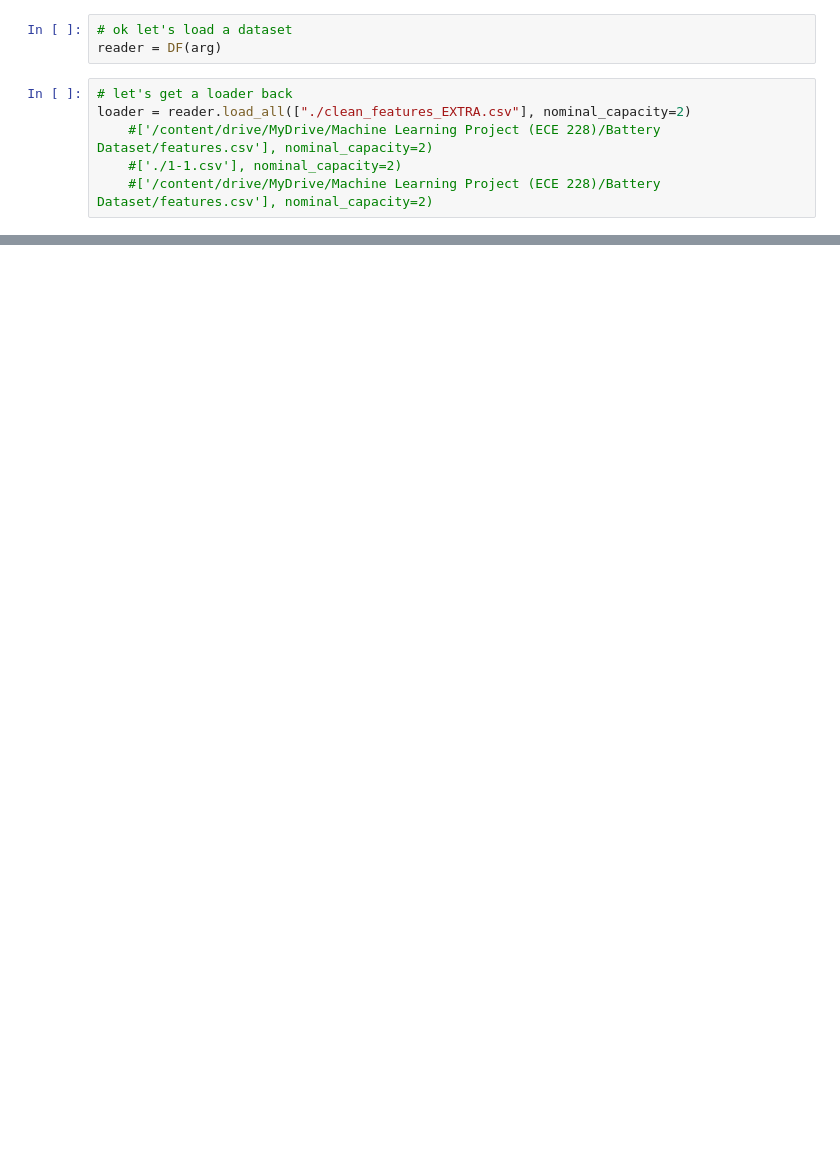
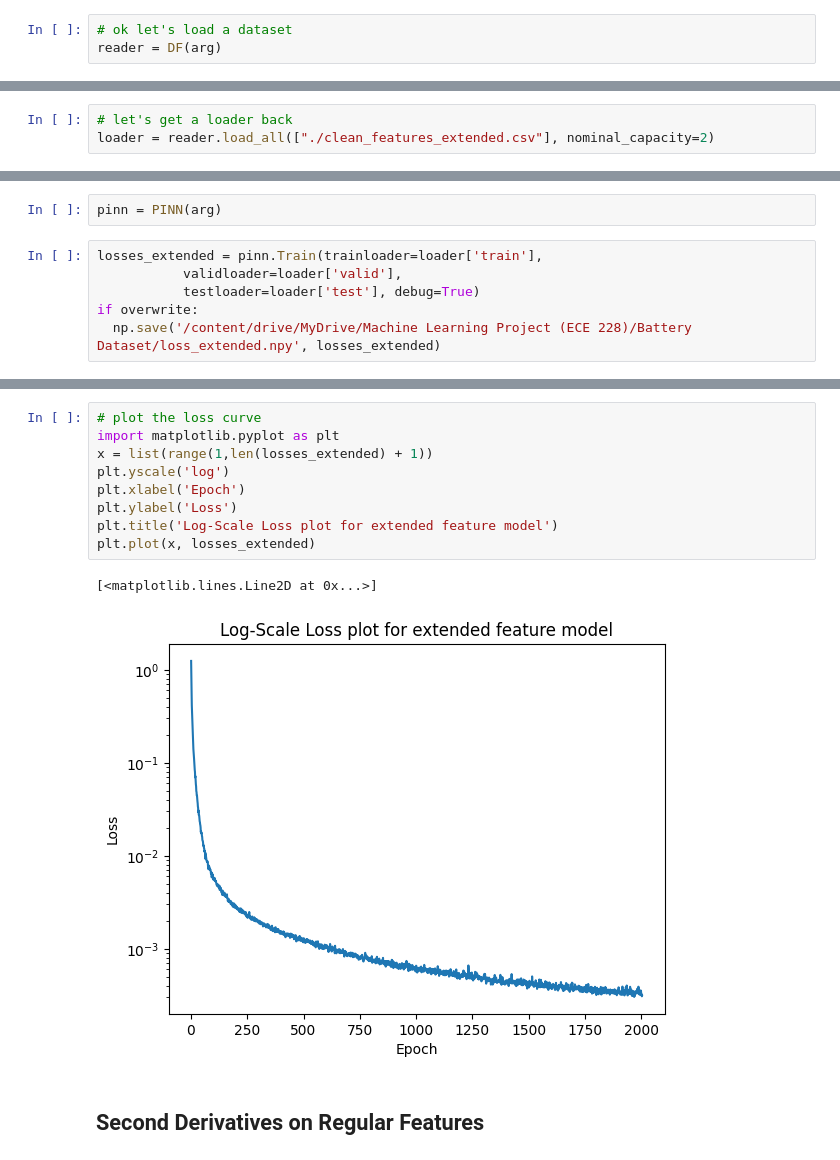
Before and after one commit to pete-q/ECE228_Project, a Jupyter notebook: run.ipynb, the cells around one changed output, grey strips where cells are left out. Cells and saved outputs as stored; diff of their text form; blank space fills up the shorter version.

```diff
--- a/run.ipynb
+++ b/run.ipynb
@@ -737,9 +1095,3 @@ df
 # %%
 # ok let's load a dataset
 reader = DF(arg)
-# %%
-# let's get a loader back
-loader = reader.load_all(["./clean_features_EXTRA.csv"], nominal_capacity=2)
-    #['/content/drive/MyDrive/Machine Learning Project (ECE 228)/Battery Dataset/features.csv'], nominal_capacity=2)
-    #['./1-1.csv'], nominal_capacity=2)
-    #['/content/drive/MyDrive/Machine Learning Project (ECE 228)/Battery Dataset/features.csv'], nominal_capacity=2)
@@ -836,0 +1098,3 @@ TODO:
+# %%
+# let's get a loader back
+loader = reader.load_all(["./clean_features_extended.csv"], nominal_capacity=2)
@@ -836,0 +1119,8 @@ TODO:
+# %%
+pinn = PINN(arg)
+# %%
+losses_extended = pinn.Train(trainloader=loader['train'],
+           validloader=loader['valid'],
+           testloader=loader['test'], debug=True)
+if overwrite:
+  np.save('/content/drive/MyDrive/Machine Learning Project (ECE 228)/Battery Dataset/loss_extended.npy', losses_extended)
@@ -836,0 +1182,14 @@ TODO:
+# %%
+# plot the loss curve
+import matplotlib.pyplot as plt
+x = list(range(1,len(losses_extended) + 1))
+plt.yscale('log')
+plt.xlabel('Epoch')
+plt.ylabel('Loss')
+plt.title('Log-Scale Loss plot for extended feature model')
+plt.plot(x, losses_extended)
+# %% [output]
+[<matplotlib.lines.Line2D at 0x...>]
+[figure, added]
+# %% [markdown]
+## Second Derivatives on Regular Features
```
Also changed, not shown: parts of 73 cells of this notebook, 4 other files.
